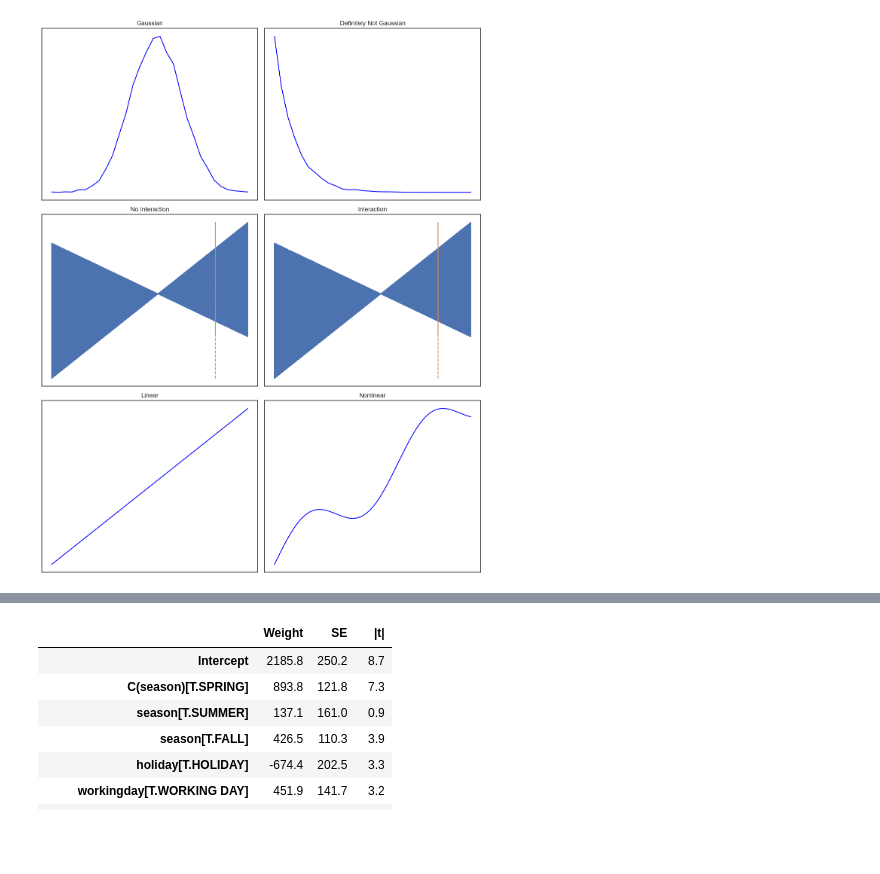
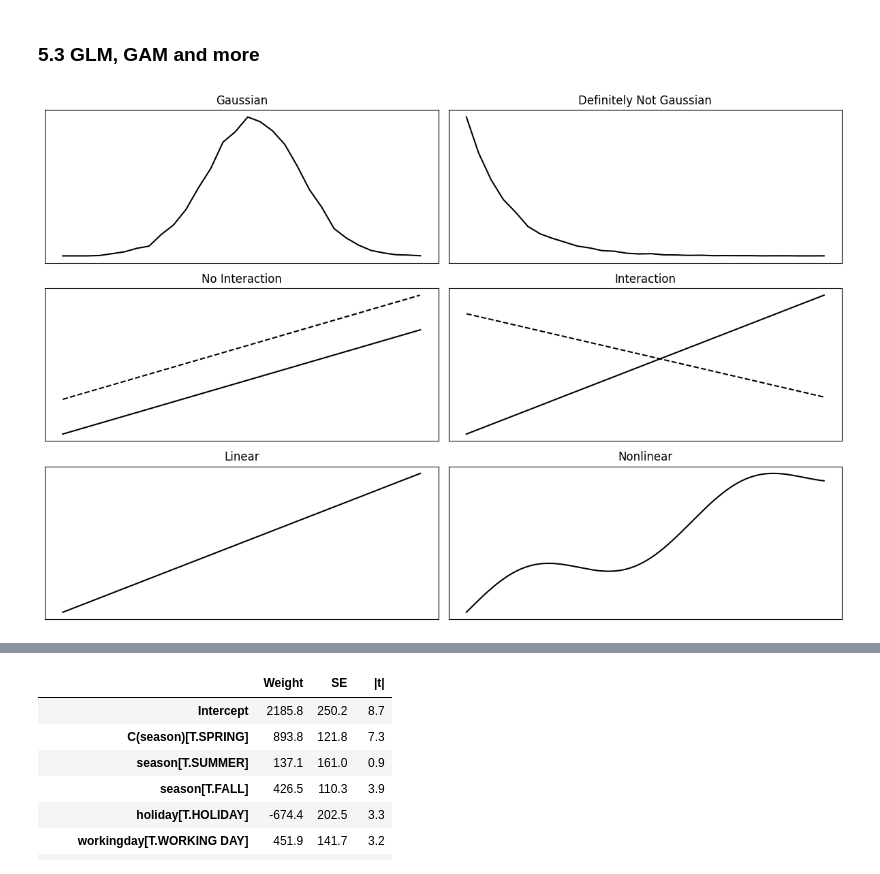
Before and after one commit to shimkoji/Interpretable-machine-learning-by-python, a Jupyter notebook: python/notebook/5.3 Linear Model Extensions.ipynb, the cells around one changed output, grey strips where cells are left out. Saved outputs shown, nothing was run; the diff lists cells and outputs as text; code cells hidden in the pictures; blank space fills up the shorter version.

```diff
--- a/python/notebook/5.3 Linear Model Extensions.ipynb
+++ b/python/notebook/5.3 Linear Model Extensions.ipynb
@@ -20,3 +24,5 @@ sys.path.append(str(config.REPO_ROOT))
+# %% [markdown]
+### 5.3 GLM, GAM and more
 # %%
 # 1. GLM: Gaussian vs Non-Gaussian distribution
 n = 10000
@@ -32,15 +38,17 @@ df_glm = pd.DataFrame(
 # 2. Interaction: with and without interaction
 x1 = np.linspace(-3, 3, n)
 x2 = np.random.choice([1, 2], size=n, replace=True)
-y_interaction = 3 + 5 * x1 + (2 - 8 * x1) * (x2 == 2)
-y_no_interaction = 3 + 5 * x1 + 0.5 * (-8 * x1) + 2 * (x2 == 2)
-df_interaction = pd.DataFrame(
-    {
-        "x1": np.tile(x1, 2),
-        "x2": np.repeat(x2, 2),
-        "y": np.concatenate([y_no_interaction, y_interaction]),
-        "interaction": ["No Interaction"] * n + ["Interaction"] * n,
-    }
+df = pd.DataFrame({"x1": x1, "x2": x2})
+df["y"] = 3 + 5 * df["x1"] + (2 - 8 * df["x1"]) * (df["x2"] == 2)
+df["interaction"] = "Interaction"
+df2 = df.copy()
+df2["y"] = 3 + 5 * df2["x1"] + 0.5 * (-8 * df2["x1"]) + 2 * (df2["x2"] == 2)
+df2["interaction"] = "No Interaction"
+df_interaction = pd.concat([df, df2], ignore_index=True)
+df_interaction["interaction"] = pd.Categorical(
+    df_interaction["interaction"],
+    categories=["No Interaction", "Interaction"],
+    ordered=True,
 )
 
 # 3. GAM: Linear vs Nonlinear
@@ -55,42 +63,46 @@ df_gam = pd.DataFrame(
     }
 )
 
-fig, axes = plt.subplots(3, 2, figsize=(12, 15))  # 3行×2列
+fig, axes = plt.subplots(3, 2, figsize=(12, 8))
 
 # 1. GLM: Gaussian vs Non-Gaussian distribution
 for dist, ax in zip(["Gaussian", "Definitely Not Gaussian"], axes[0]):
     df_subset = df_glm[df_glm["dist"] == dist]
     density, bins = np.histogram(df_subset["x"], bins=30, density=True)
     bin_centers = 0.5 * (bins[1:] + bins[:-1])
-    ax.plot(bin_centers, density, label=dist, color="blue")
+    ax.plot(bin_centers, density, label=dist, color="black")
     ax.set_title(dist)
     ax.grid(False)
 
 # 2. Interaction: with and without interaction
 for interaction, ax in zip(["No Interaction", "Interaction"], axes[1]):
-    df_subset = df_interaction[df_interaction["interaction"] == interaction]
+    df_subset = df_interaction.query("interaction ==@interaction")
     for x2_val, linestyle in zip([1, 2], ["solid", "dashed"]):
-        subset = df_subset[df_subset["x2"] == x2_val]
-    # ax.plot(subset["x1"], subset["y"], label=f"x2 = {x2_val}", linestyle="solid")
-    # ax.plot(subset["x2"], subset["y"], label=f"x2 = {x2_val}", linestyle="solid")
+        subset = df_subset.query("x2 == @x2_val")
+        ax.plot(
+            subset["x1"],
+            subset["y"],
+            label=f"x2 = {x2_val}",
+            linestyle=linestyle,
+            color="black",
+        )
     ax.set_title(interaction)
     ax.grid(False)
 
 # 3. GAM: Linear vs Nonlinear
 for gtype, ax in zip(["Linear", "Nonlinear"], axes[2]):
     df_subset = df_gam[df_gam["type"] == gtype]
-    ax.plot(df_subset["x"], df_subset["y"], label=gtype, color="blue")
+    ax.plot(df_subset["x"], df_subset["y"], label=gtype, color="black")
     ax.set_title(gtype)
     ax.grid(False)
 
-# Remove axes' labels and ticks
 for ax in axes.flatten():
     ax.set_xlabel("")
     ax.set_ylabel("")
     ax.set_xticks([])
     ax.set_yticks([])
 
 plt.tight_layout()
 plt.show()
 # %% [output]
-[figure, old version]
+[figure, new version]
```
Also changed, not shown: parts of 16 cells of this notebook, 1 other file.
